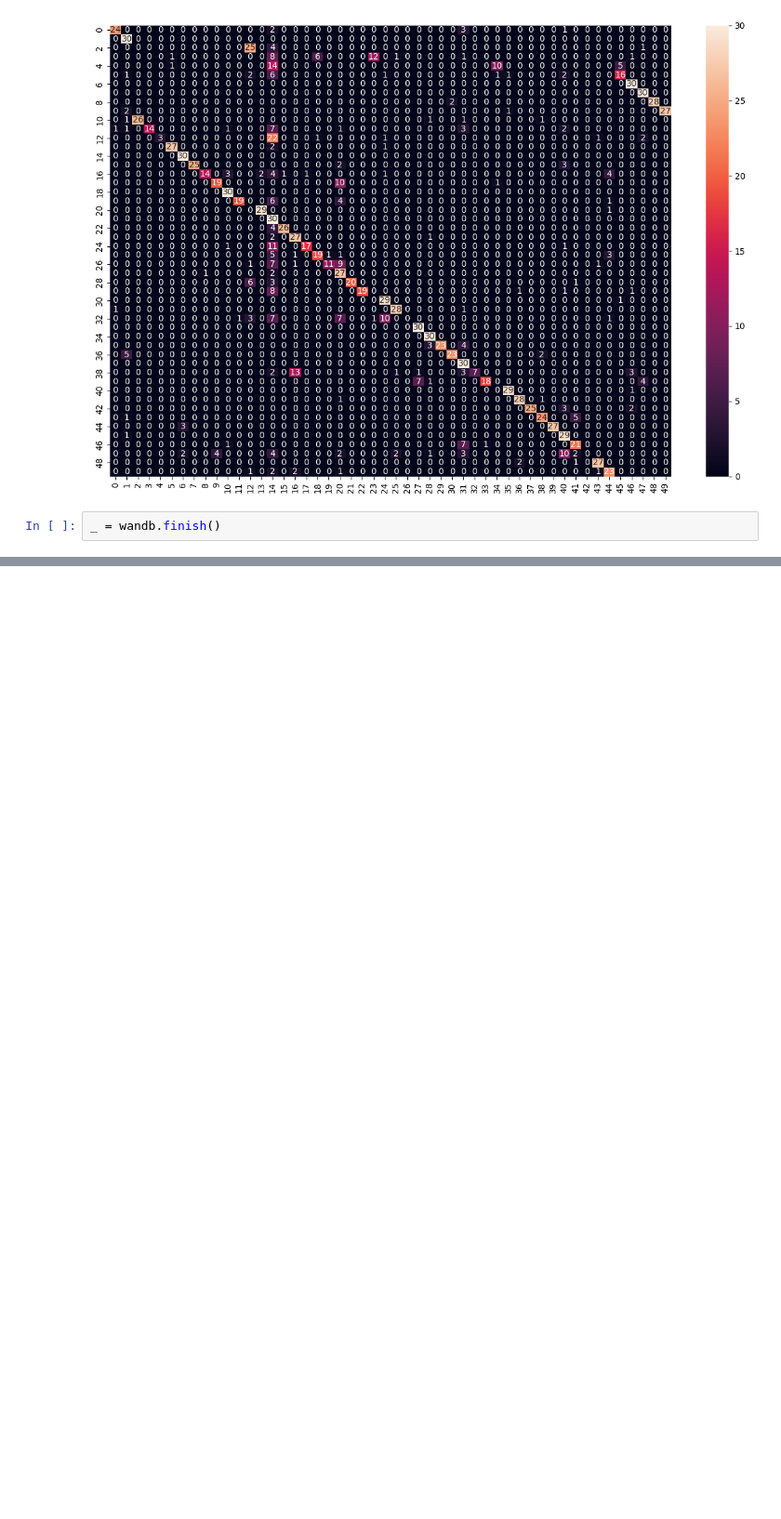
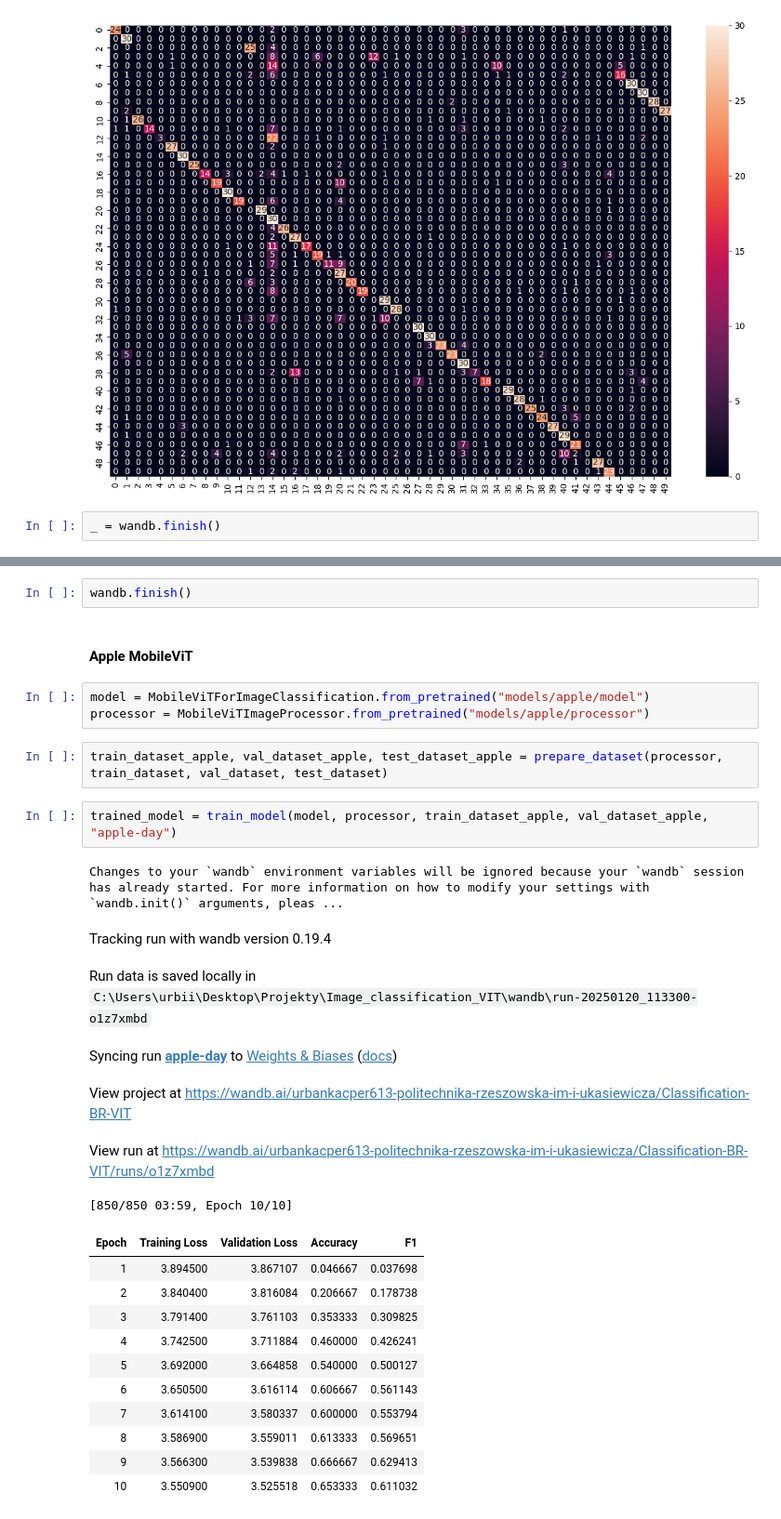
Before and after one commit to KacperUrban/Image_classification_VIT, a Jupyter notebook: main.ipynb, the cells around one changed output, grey strips where cells are left out. Shown at 93% size. Drawn from its saved outputs; the diff is of its cells as text; blank space fills up the shorter version.

```diff
--- a/main.ipynb
+++ b/main.ipynb
@@ -300,0 +488,30 @@ _ = wandb.finish()
+# %%
+wandb.finish()
+# %% [markdown]
+#### Apple MobileViT
+# %%
+model = MobileViTForImageClassification.from_pretrained("models/apple/model")
+processor = MobileViTImageProcessor.from_pretrained("models/apple/processor")
+# %%
+train_dataset_apple, val_dataset_apple, test_dataset_apple = prepare_dataset(processor, train_dataset, val_dataset, test_dataset)
+# %%
+trained_model = train_model(model, processor, train_dataset_apple, val_dataset_apple, "apple-day")
+# %% [output]
+Changes to your `wandb` environment variables will be ignored because your `wandb` session has already started. For more information on how to modify your settings with `wandb.init()` arguments, pleas ...
+Tracking run with wandb version 0.19.4
+Run data is saved locally in C:\Users\urbii\Desktop\Projekty\Image_classification_VIT\wandb\run-20250120_113300-o1z7xmbd
+Syncing run apple-day to Weights & Biases (docs)
+View project at https://wandb.ai/urbankacper613-politechnika-rzeszowska-im-i-ukasiewicza/Classification-BR-VIT
+View run at https://wandb.ai/urbankacper613-politechnika-rzeszowska-im-i-ukasiewicza/Classification-BR-VIT/runs/o1z7xmbd
+[850/850 03:59, Epoch 10/10]
+| Epoch | Training Loss | Validation Loss | Accuracy | F1 |
+| 1 | 3.894500 | 3.867107 | 0.046667 | 0.037698 |
+| 2 | 3.840400 | 3.816084 | 0.206667 | 0.178738 |
+| 3 | 3.791400 | 3.761103 | 0.353333 | 0.309825 |
+| 4 | 3.742500 | 3.711884 | 0.460000 | 0.426241 |
+| 5 | 3.692000 | 3.664858 | 0.540000 | 0.500127 |
+| 6 | 3.650500 | 3.616114 | 0.606667 | 0.561143 |
+| 7 | 3.614100 | 3.580337 | 0.600000 | 0.553794 |
+| 8 | 3.586900 | 3.559011 | 0.613333 | 0.569651 |
+| 9 | 3.566300 | 3.539838 | 0.666667 | 0.629413 |
+| 10 | 3.550900 | 3.525518 | 0.653333 | 0.611032 |
```
Also changed, not shown: parts of 24 cells of this notebook.
